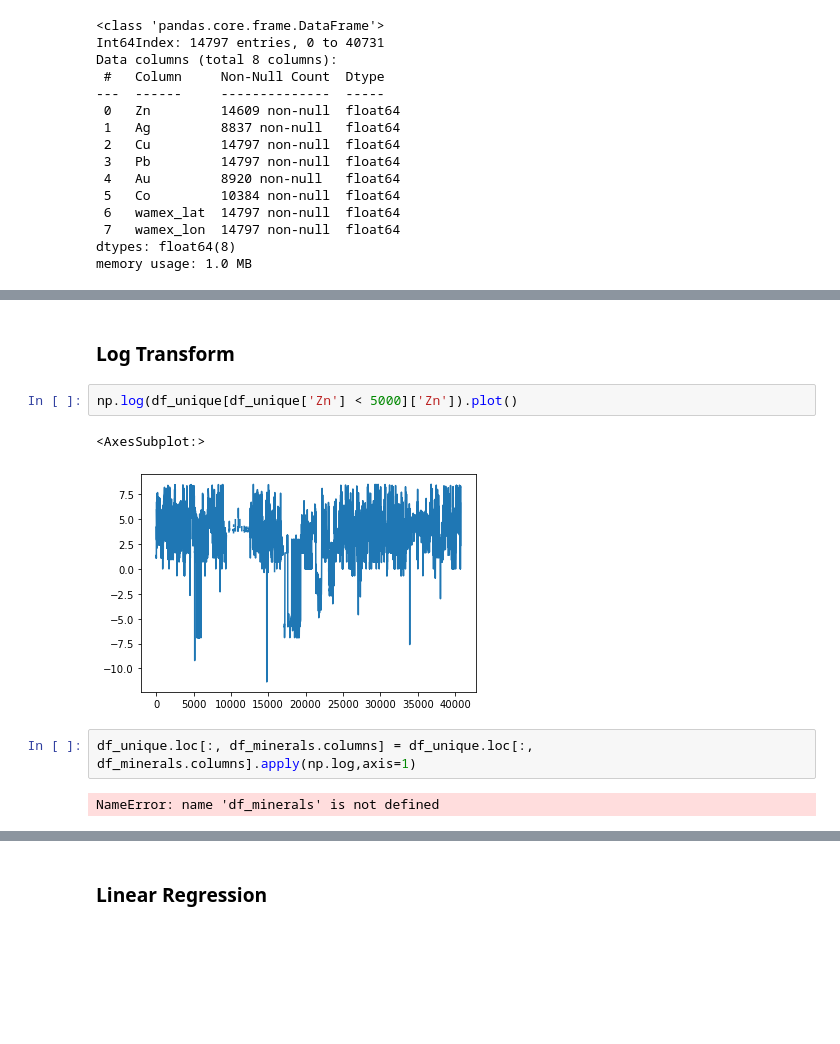
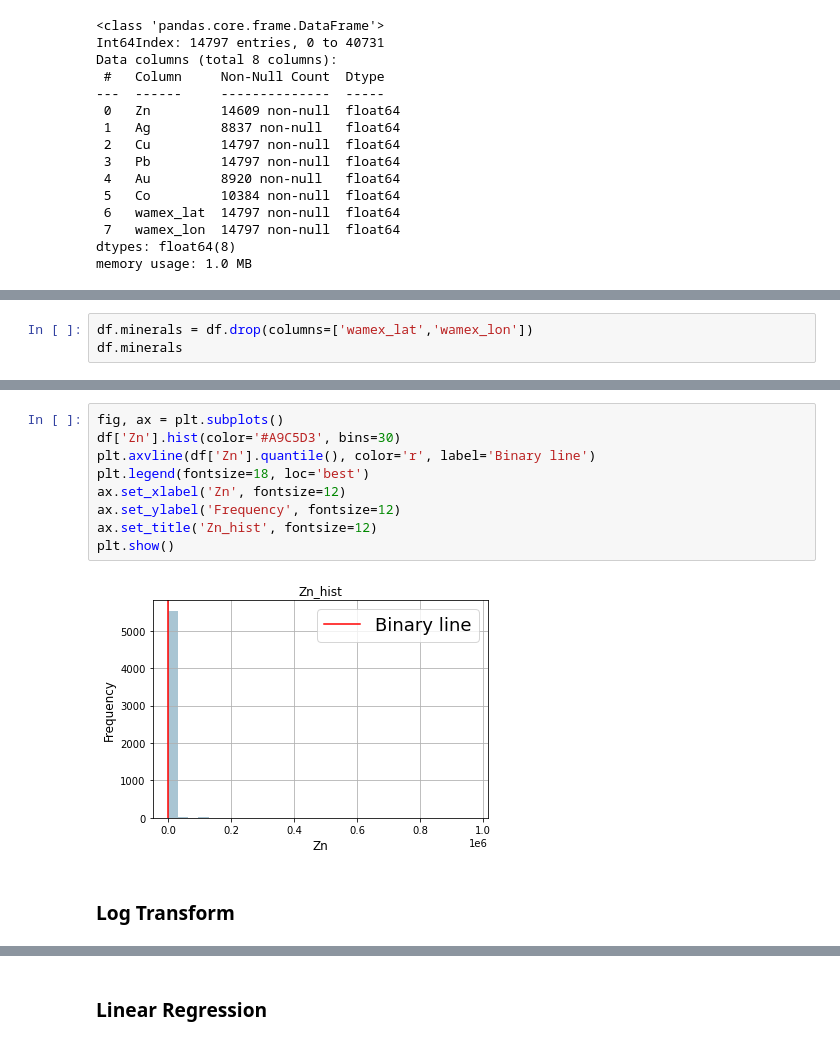
Before and after one commit to franticOreo/CriticalMinerals, a Jupyter notebook: yuchen/Model_Zn.ipynb, the cells around one changed output, grey strips where cells are left out. Cells and saved outputs as stored; diff of their text form; blank space fills up the shorter version.

```diff
--- a/yuchen/Model_Zn.ipynb
+++ b/yuchen/Model_Zn.ipynb
@@ -327,0 +314,3 @@ memory usage: 392.3 KB
+# %%
+df.minerals = df.drop(columns=['wamex_lat','wamex_lon'])
+df.minerals
@@ -328,11 +331,13 @@ memory usage: 392.3 KB
+# %%
+fig, ax = plt.subplots()
+df['Zn'].hist(color='#A9C5D3', bins=30)
+plt.axvline(df['Zn'].quantile(), color='r', label='Binary line')
+plt.legend(fontsize=18, loc='best')
+ax.set_xlabel('Zn', fontsize=12)
+ax.set_ylabel('Frequency', fontsize=12)
+ax.set_title('Zn_hist', fontsize=12)
+plt.show()
+# %% [output]
+[figure, added]
 # %% [markdown]
 ### Log Transform
-# %%
-np.log(df_unique[df_unique['Zn'] < 5000]['Zn']).plot()
-# %% [output]
-<AxesSubplot:>
-[figure, removed]
-# %%
-df_unique.loc[:, df_minerals.columns] = df_unique.loc[:, df_minerals.columns].apply(np.log,axis=1)
-# %% [output]
-NameError: name 'df_minerals' is not defined
```
Also changed, not shown: parts of 5 cells of this notebook.
